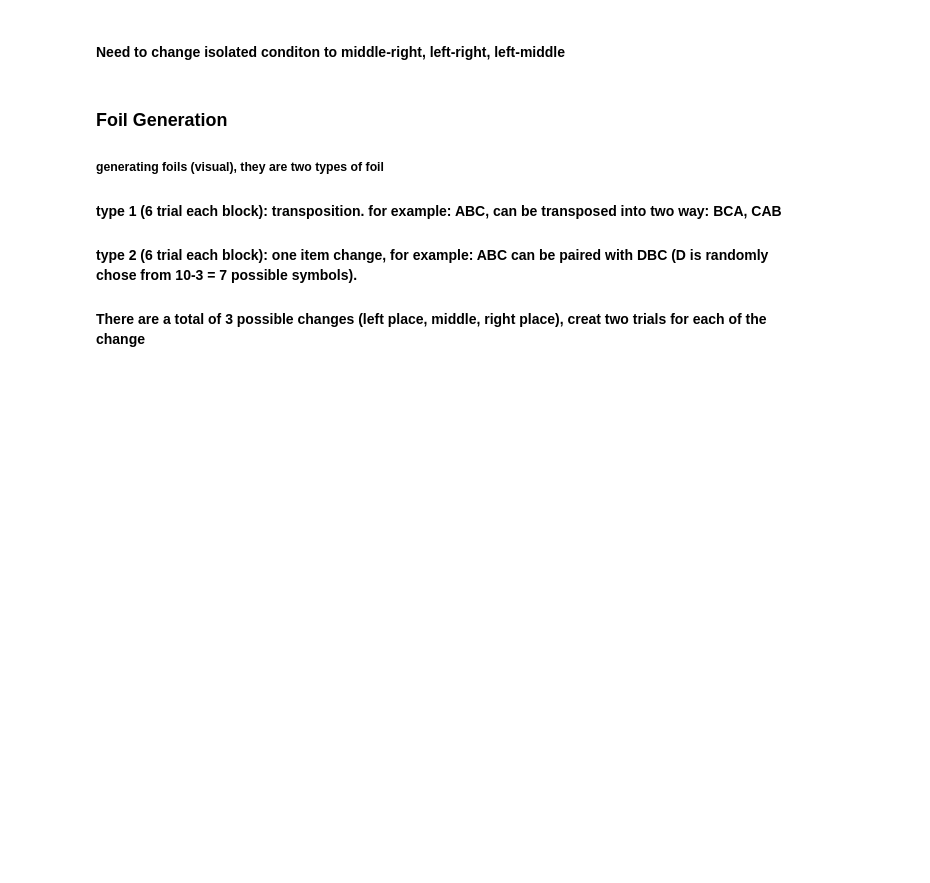
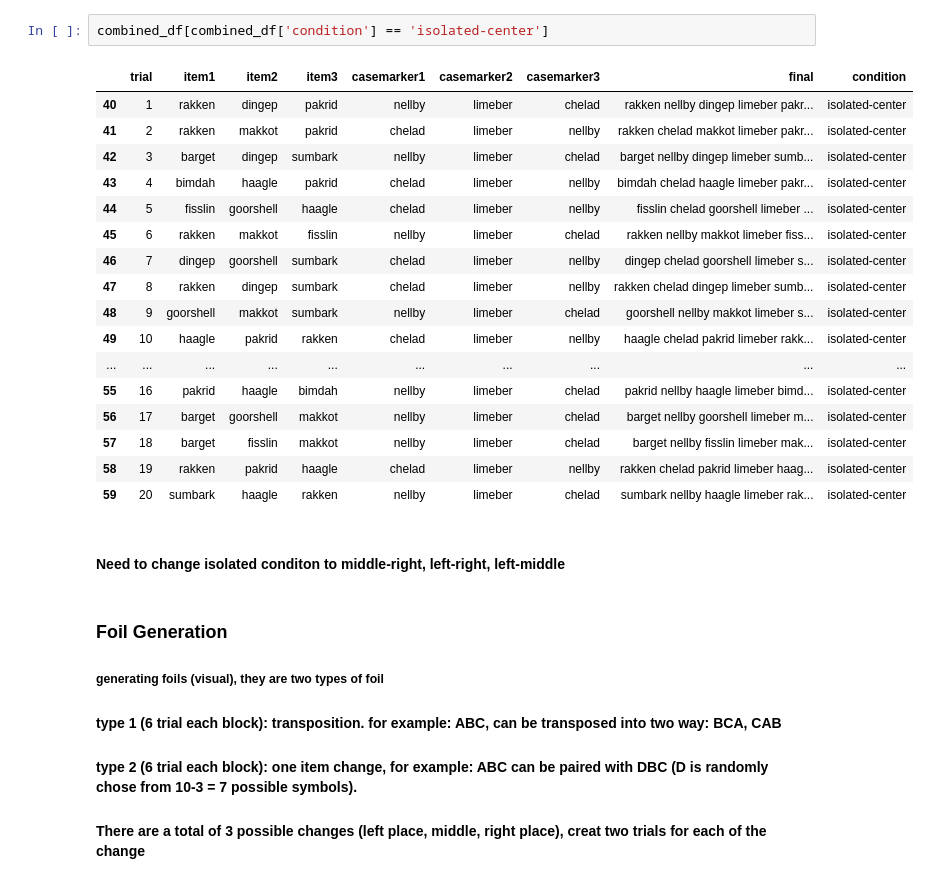
Before and after one commit to lucilevleugels/Adult_Artificial_Lang_Study, a Jupyter notebook: Generating stimuli parameters/Pythonised/Stimuli-Generation-Pythonised.ipynb, the cells around one changed output. Saved outputs shown, nothing was run; the diff lists cells and outputs as text; blank space fills up the shorter version.

```diff
--- a/Generating stimuli parameters/Pythonised/Stimuli-Generation-Pythonised.ipynb
+++ b/Generating stimuli parameters/Pythonised/Stimuli-Generation-Pythonised.ipynb
@@ -87,3 +155,23 @@ combined_df
+# %%
+combined_df[combined_df['condition'] == 'isolated-center']
+# %% [output]
+|  | trial | item1 | item2 | item3 | casemarker1 | casemarker2 | casemarker3 | final | condition |
+| 40 | 1 | rakken | dingep | pakrid | nellby | limeber | chelad | rakken nellby dingep limeber pakr... | isolated-center |
+| 41 | 2 | rakken | makkot | pakrid | chelad | limeber | nellby | rakken chelad makkot limeber pakr... | isolated-center |
+| 42 | 3 | barget | dingep | sumbark | nellby | limeber | chelad | barget nellby dingep limeber sumb... | isolated-center |
+| 43 | 4 | bimdah | haagle | pakrid | chelad | limeber | nellby | bimdah chelad haagle limeber pakr... | isolated-center |
+| 44 | 5 | fisslin | goorshell | haagle | chelad | limeber | nellby | fisslin chelad goorshell limeber ... | isolated-center |
+| 45 | 6 | rakken | makkot | fisslin | nellby | limeber | chelad | rakken nellby makkot limeber fiss... | isolated-center |
+| 46 | 7 | dingep | goorshell | sumbark | chelad | limeber | nellby | dingep chelad goorshell limeber s... | isolated-center |
+| 47 | 8 | rakken | dingep | sumbark | chelad | limeber | nellby | rakken chelad dingep limeber sumb... | isolated-center |
+| 48 | 9 | goorshell | makkot | sumbark | nellby | limeber | chelad | goorshell nellby makkot limeber s... | isolated-center |
+| 49 | 10 | haagle | pakrid | rakken | chelad | limeber | nellby | haagle chelad pakrid limeber rakk... | isolated-center |
+| ... | ... | ... | ... | ... | ... | ... | ... | ... | ... |
+| 55 | 16 | pakrid | haagle | bimdah | nellby | limeber | chelad | pakrid nellby haagle limeber bimd... | isolated-center |
+| 56 | 17 | barget | goorshell | makkot | nellby | limeber | chelad | barget nellby goorshell limeber m... | isolated-center |
+| 57 | 18 | barget | fisslin | makkot | nellby | limeber | chelad | barget nellby fisslin limeber mak... | isolated-center |
+| 58 | 19 | rakken | pakrid | haagle | chelad | limeber | nellby | rakken chelad pakrid limeber haag... | isolated-center |
+| 59 | 20 | sumbark | haagle | rakken | nellby | limeber | chelad | sumbark nellby haagle limeber rak... | isolated-center |
 # %% [markdown]
 #### Need to change isolated conditon to middle-right, left-right, left-middle
 # %% [markdown]
```
Also changed, not shown: parts of 7 cells of this notebook, 4 other files.
